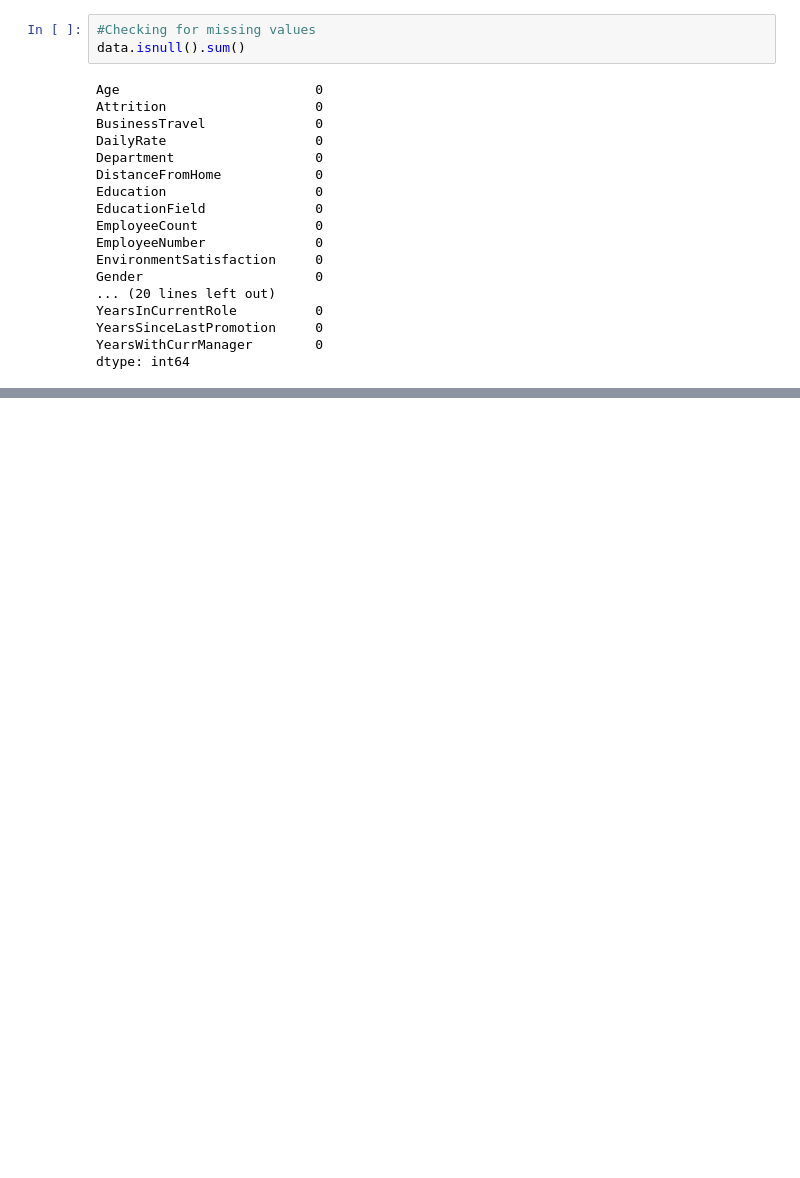
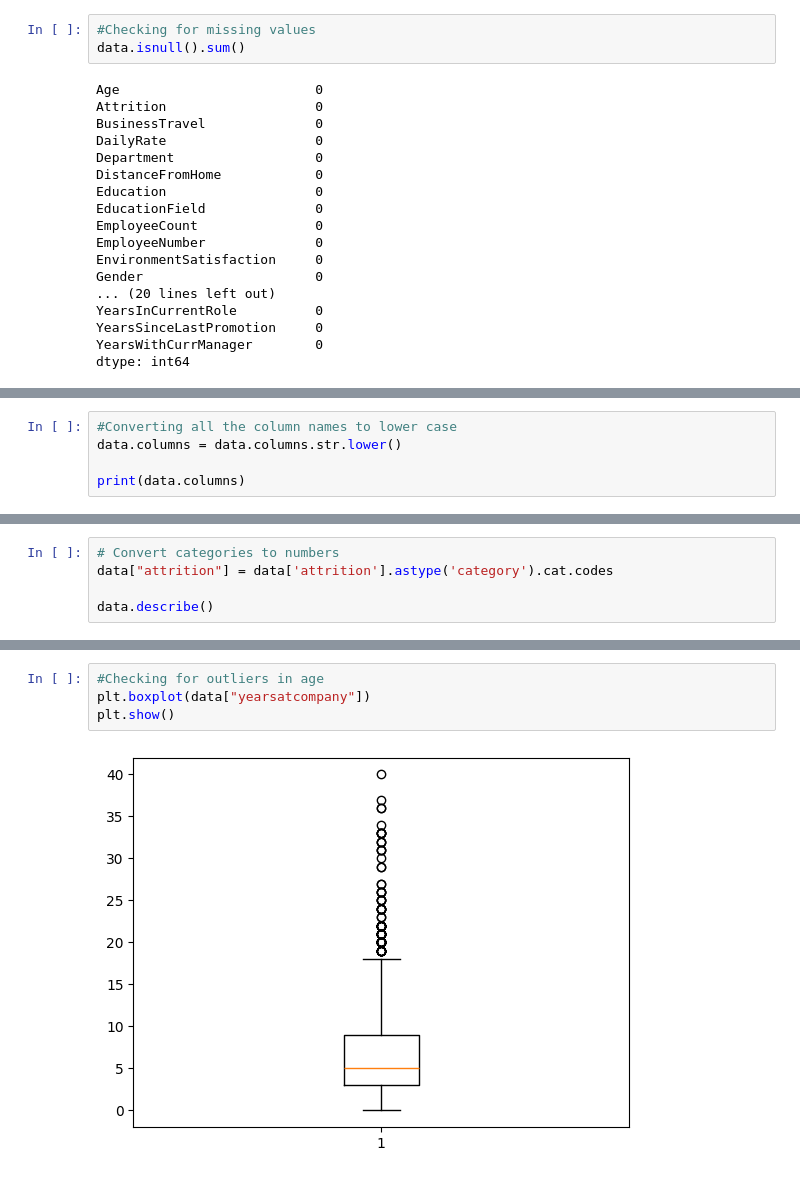
Before and after one commit to MHassanAr/Employee-attrition-analysis, a Jupyter notebook: employee-attrition-analysis.ipynb, the cells around one changed output, grey strips where cells are left out. Cells and saved outputs as stored; diff of their text form; blank space fills up the shorter version.

Commit message:
Did data cleaning, handle outliers and encoded categorical data

```diff
--- a/employee-attrition-analysis.ipynb
+++ b/employee-attrition-analysis.ipynb
@@ -76,0 +101,5 @@ dtype: int64
+# %%
+#Converting all the column names to lower case
+data.columns = data.columns.str.lower()
+
+print(data.columns)
@@ -76,0 +118,5 @@ dtype: int64
+# %%
+# Convert categories to numbers
+data["attrition"] = data['attrition'].astype('category').cat.codes
+
+data.describe()
@@ -76,0 +139,6 @@ dtype: int64
+# %%
+#Checking for outliers in age
+plt.boxplot(data["yearsatcompany"])
+plt.show()
+# %% [output]
+[figure, added]
```
Also changed, not shown: parts of 7 cells of this notebook.
